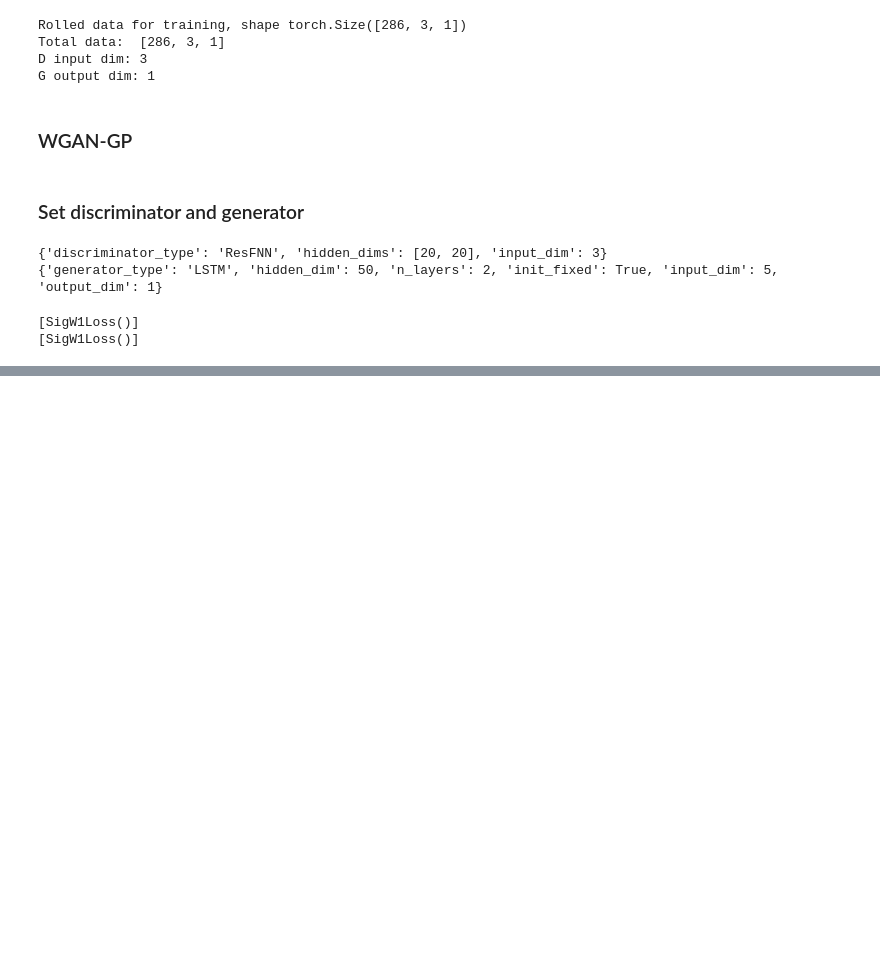
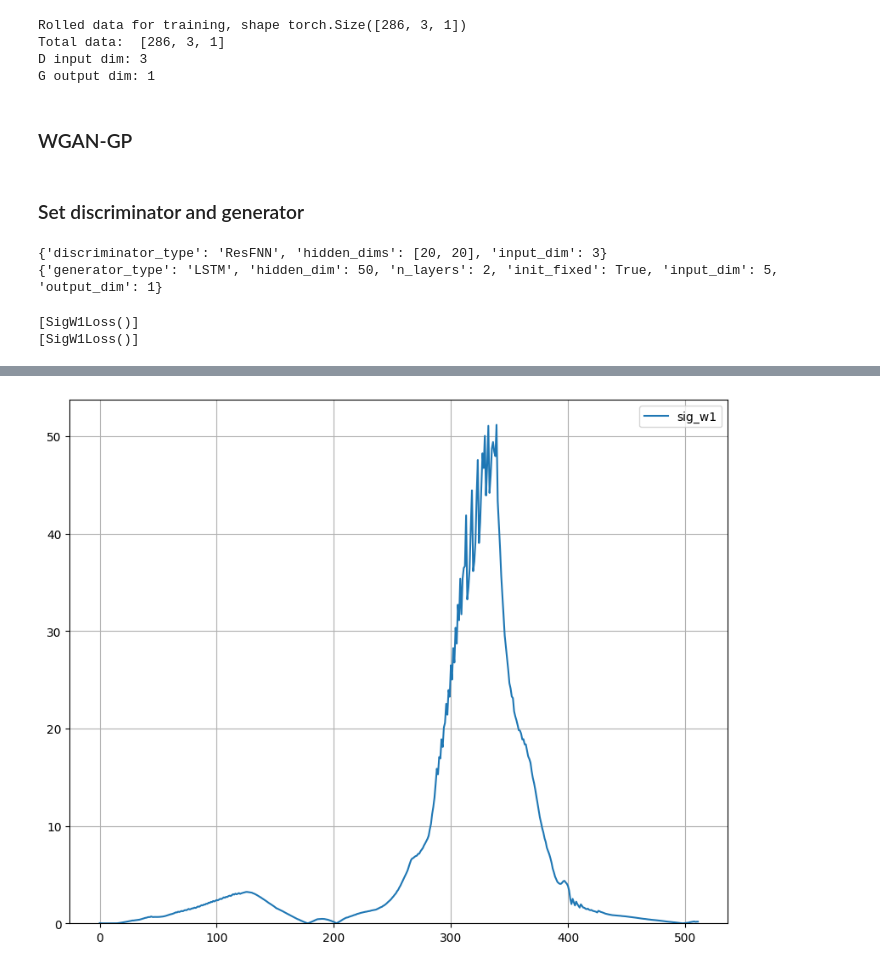
Before and after one commit to levi0206/Signature-GAN, a Jupyter notebook: wgan.ipynb, the cells around one changed output, grey strips where cells are left out. Saved outputs shown, nothing was run; the diff lists cells and outputs as text; code cells hidden in the pictures; blank space fills up the shorter version.

```diff
--- a/wgan.ipynb
+++ b/wgan.ipynb
@@ -215,0 +251,4 @@ plot_test_metrics(WGAN.test_metrics_train, WGAN.losses_history, 'test', locate_d
+# %%
+plot_test_metrics(WGAN.test_metrics_train, WGAN.losses_history, 'test')
+# %% [output]
+[figure, added]
```
Also changed, not shown: parts of 8 cells of this notebook, 1 other file.
